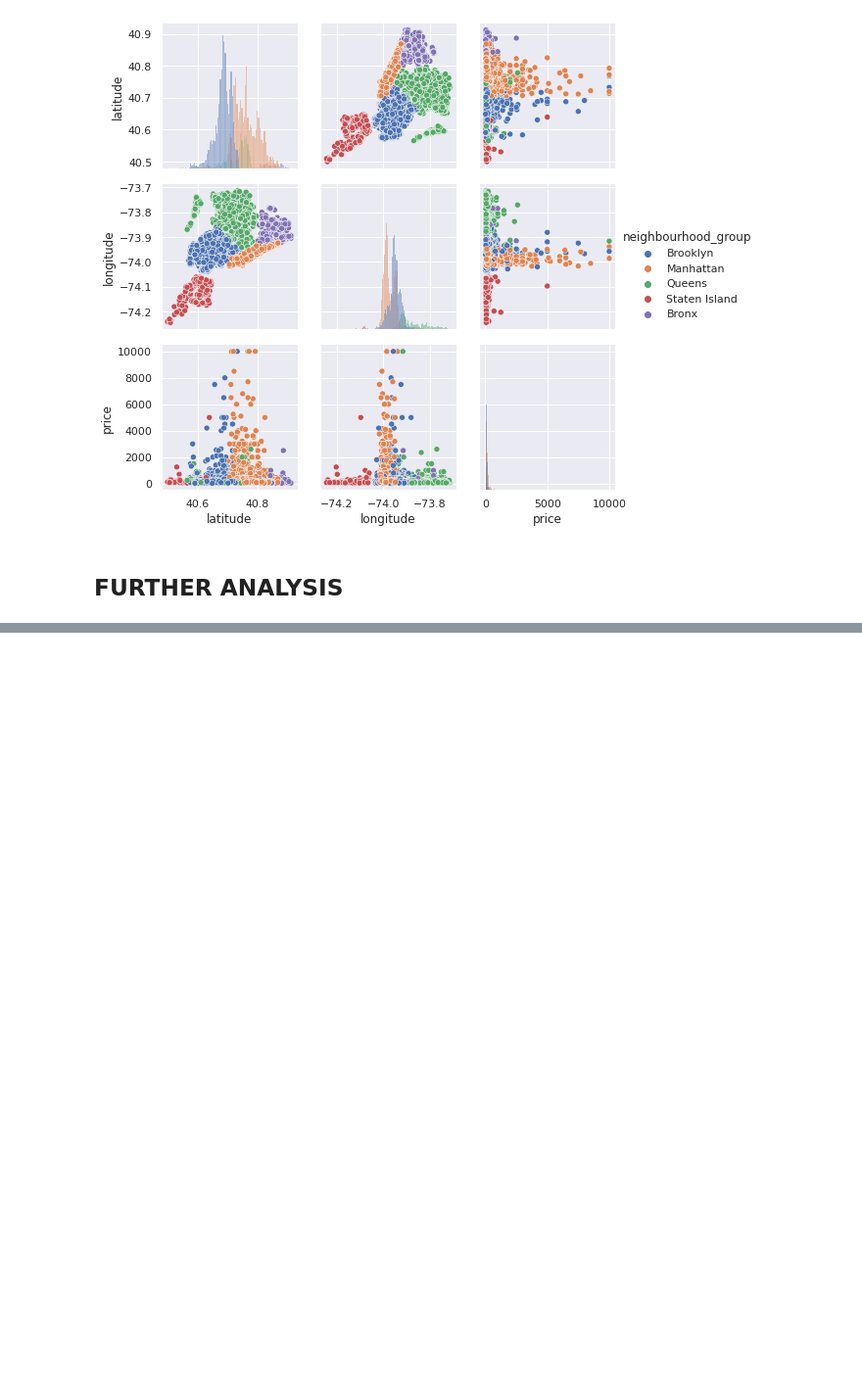
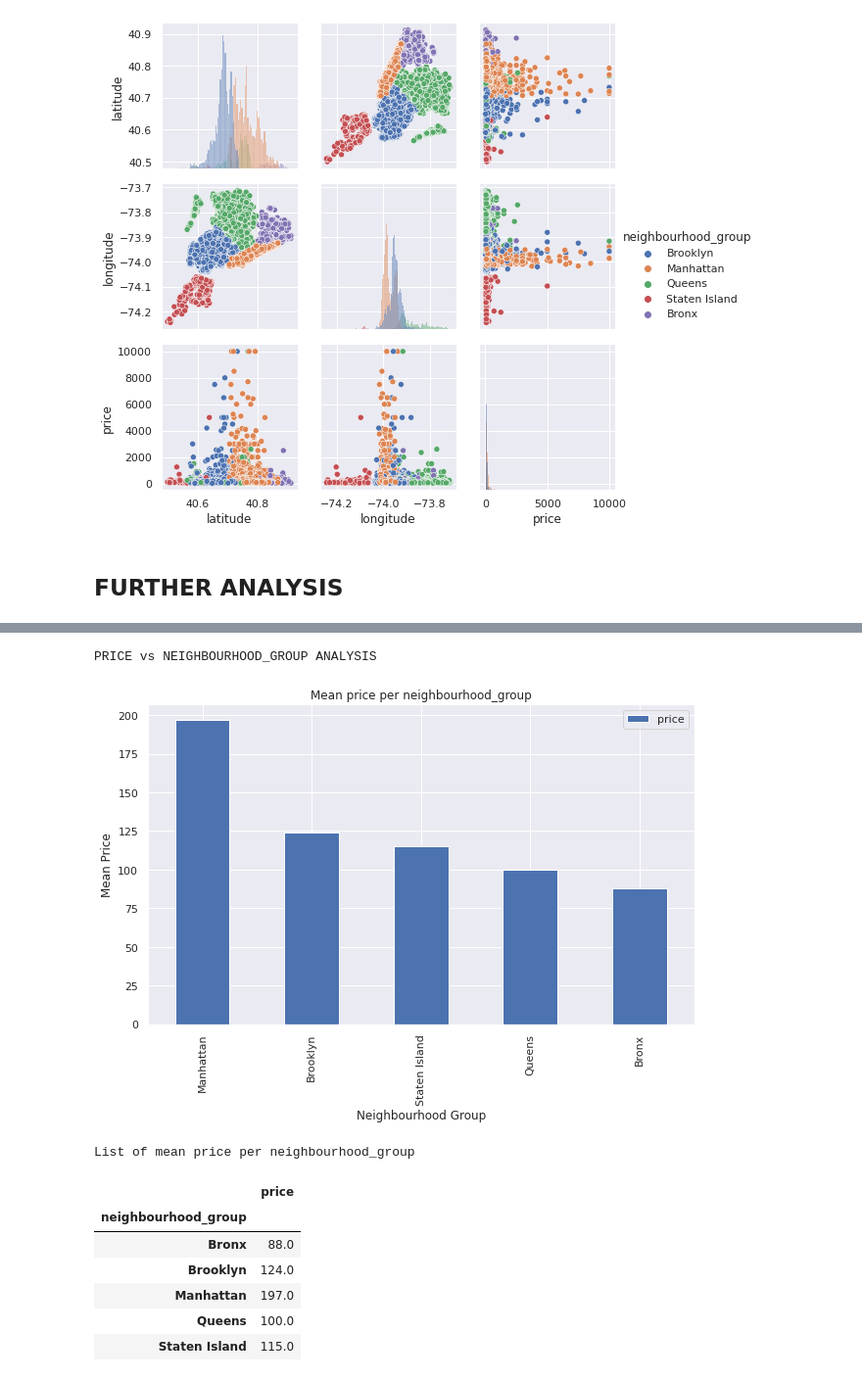
Before and after one commit to jgayosof/11.exploratory-data-analysis-proyect-tutorial, a Jupyter notebook: src/explore.ipynb, the cells around one changed output, grey strips where cells are left out. Shown at 98% size. Drawn from its saved outputs; the diff is of its cells as text; code cells hidden in the pictures; blank space fills up the shorter version.

```diff
--- a/src/explore.ipynb
+++ b/src/explore.ipynb
@@ -387 +402,27 @@ ValueError: Image size of 145368x216 pixels is too large. It must be less than 2
+# %%
+print(f'PRICE vs NEIGHBOURHOOD_GROUP ANALYSIS')
+
+df_ng = df.groupby(['neighbourhood_group'])['price'].mean().round().sort_values(ascending=False)
+
+plt.figure(figsize=(10,6))
+df_ng.plot(kind='bar')
+plt.title('Mean price per neighbourhood_group')
+plt.ylabel('Mean Price')
+plt.xlabel('Neighbourhood Group')
+plt.legend()
+plt.show()
+
+print('List of mean price per neighbourhood_group')
+pd.DataFrame(df_ng).sort_values(by='neighbourhood_group')
+# %% [output]
+PRICE vs NEIGHBOURHOOD_GROUP ANALYSIS
+[figure, added]
+List of mean price per neighbourhood_group
+|  | price |
+| neighbourhood_group |  |
+| Bronx | 88.0 |
+| Brooklyn | 124.0 |
+| Manhattan | 197.0 |
+| Queens | 100.0 |
+| Staten Island | 115.0 |
 # %%
```
Also changed, not shown: parts of 11 cells of this notebook, 1 other file.
